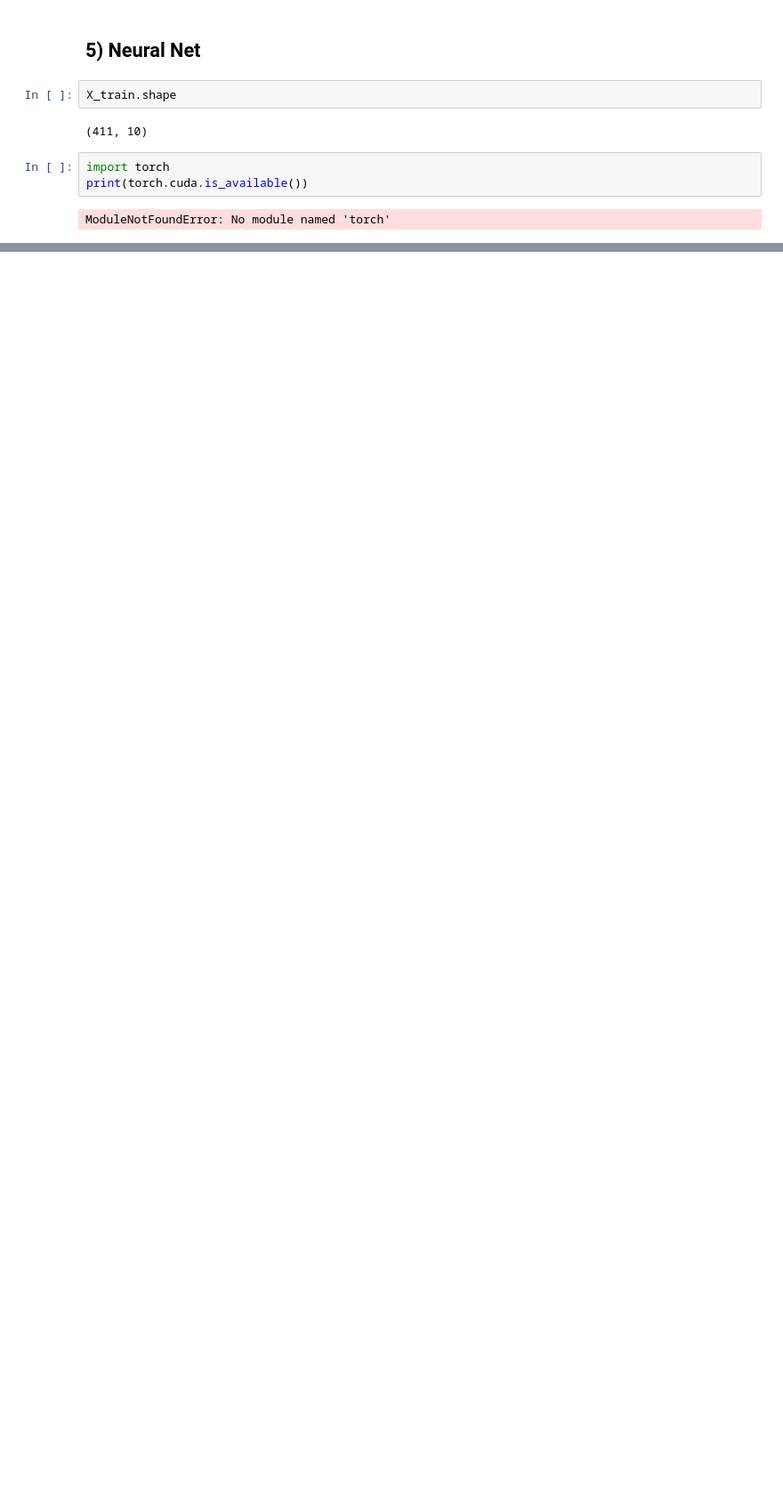
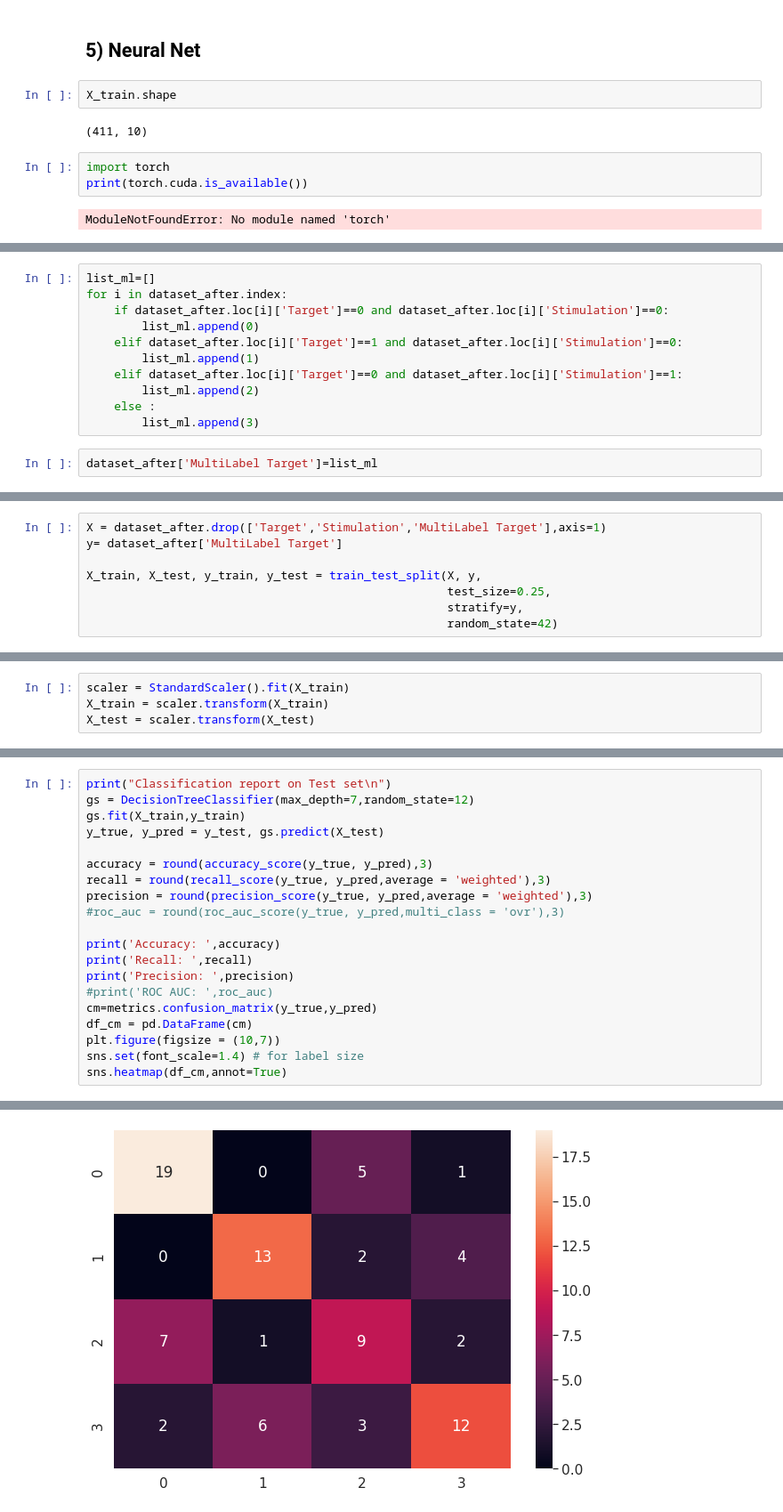
Before and after one commit to rikhy967/PoiProMEA, a Jupyter notebook: Classification.ipynb, the cells around one changed output, grey strips where cells are left out. Shown at 89% size. Drawn from its saved outputs; the diff is of its cells as text; blank space fills up the shorter version.

```diff
--- a/Classification.ipynb
+++ b/Classification.ipynb
@@ -315,0 +533,13 @@ ROC AUC:  0.953
+# %%
+list_ml=[]
+for i in dataset_after.index:
+    if dataset_after.loc[i]['Target']==0 and dataset_after.loc[i]['Stimulation']==0:
+        list_ml.append(0)
+    elif dataset_after.loc[i]['Target']==1 and dataset_after.loc[i]['Stimulation']==0:
+        list_ml.append(1)
+    elif dataset_after.loc[i]['Target']==0 and dataset_after.loc[i]['Stimulation']==1:
+        list_ml.append(2)
+    else :
+        list_ml.append(3)
+# %%
+dataset_after['MultiLabel Target']=list_ml
@@ -315,0 +554,8 @@ ROC AUC:  0.953
+# %%
+X = dataset_after.drop(['Target','Stimulation','MultiLabel Target'],axis=1)
+y= dataset_after['MultiLabel Target']
+
+X_train, X_test, y_train, y_test = train_test_split(X, y,
+                                                    test_size=0.25,
+                                                    stratify=y,
+                                                    random_state=42)
@@ -315,0 +564,4 @@ ROC AUC:  0.953
+# %%
+scaler = StandardScaler().fit(X_train)
+X_train = scaler.transform(X_train)
+X_test = scaler.transform(X_test)
@@ -315,0 +574,21 @@ ROC AUC:  0.953
+# %%
+print("Classification report on Test set\n")
+gs = DecisionTreeClassifier(max_depth=7,random_state=12)
+gs.fit(X_train,y_train)
+y_true, y_pred = y_test, gs.predict(X_test)
+
+accuracy = round(accuracy_score(y_true, y_pred),3)
+recall = round(recall_score(y_true, y_pred,average = 'weighted'),3)
+precision = round(precision_score(y_true, y_pred,average = 'weighted'),3)
+#roc_auc = round(roc_auc_score(y_true, y_pred,multi_class = 'ovr'),3)
+
+print('Accuracy: ',accuracy)
+print('Recall: ',recall)
+print('Precision: ',precision)
+#print('ROC AUC: ',roc_auc)
+cm=metrics.confusion_matrix(y_true,y_pred)
+df_cm = pd.DataFrame(cm)
+plt.figure(figsize = (10,7))
+sns.set(font_scale=1.4) # for label size
+sns.heatmap(df_cm,annot=True)
+# %% [output]
@@ -315,0 +601 @@ ROC AUC:  0.953
+[figure, added]
```
Also changed, not shown: parts of 48 cells of this notebook, 2 other files.
